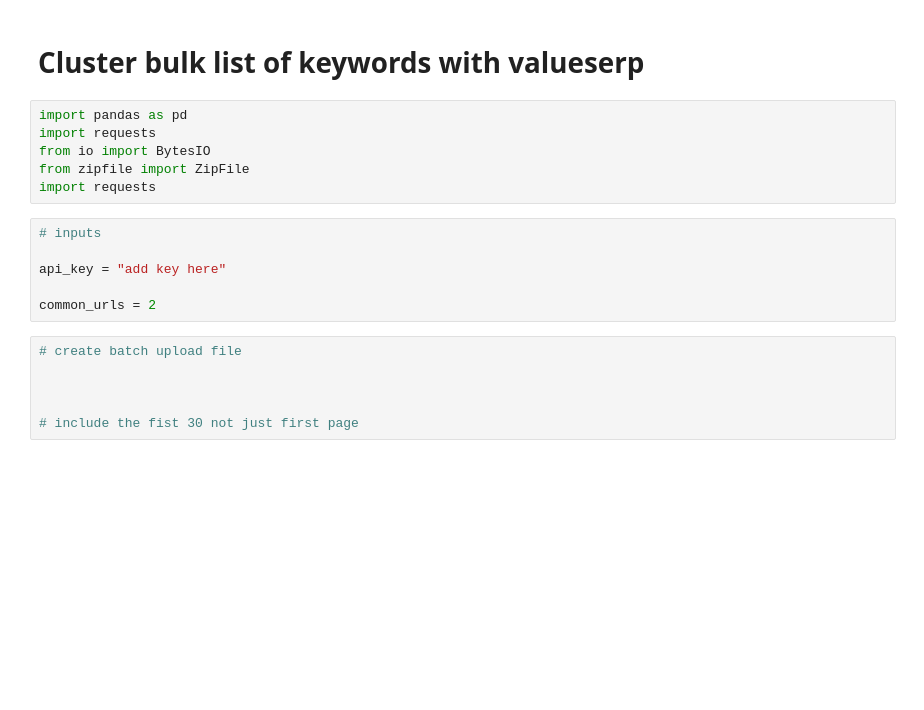
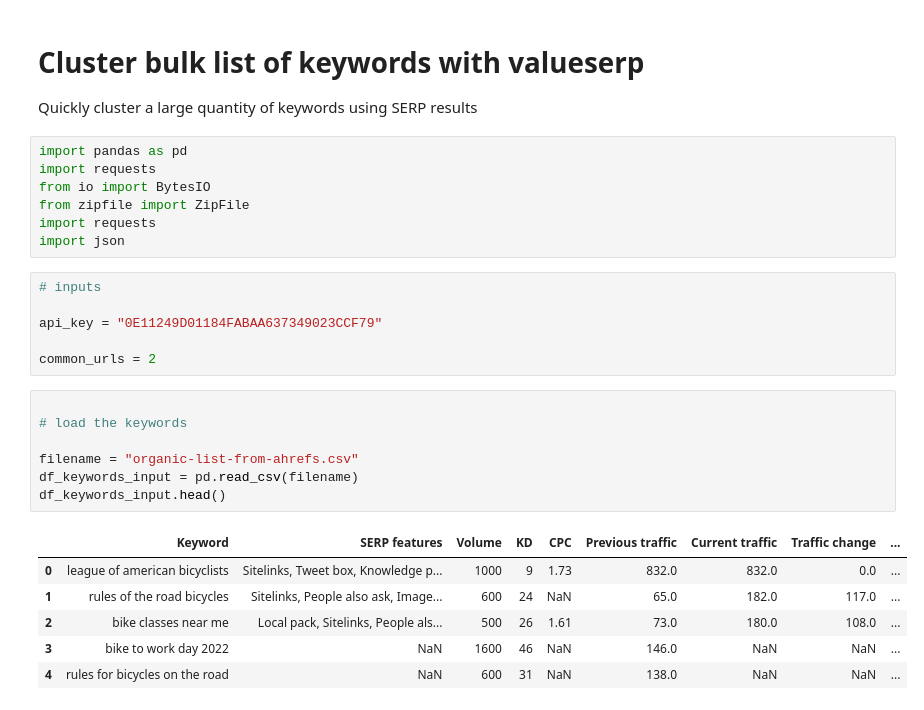
Before and after one commit to FrontAnalyticsInc/data-winners, a Jupyter notebook: analysis-clustering-keywords/cluster-keywors-with-valueserp.ipynb, the cells around one changed output. Saved outputs shown, nothing was run; the diff lists cells and outputs as text; blank space fills up the shorter version.

```diff
--- a/analysis-clustering-keywords/cluster-keywors-with-valueserp.ipynb
+++ b/analysis-clustering-keywords/cluster-keywors-with-valueserp.ipynb
@@ -1,20 +1,32 @@
 # %% [markdown]
 # Cluster bulk list of keywords with valueserp
+
+
+Quickly cluster a large quantity of keywords using SERP results
 # %%
 import pandas as pd
 import requests
 from io import BytesIO
 from zipfile import ZipFile
 import requests
+import json
 # %%
 # inputs
 
-api_key = "add key here"
+api_key = "0E11249D01184FABAA637349023CCF79"
 
 common_urls = 2
-# %%
-# create batch upload file
-
-
-
-# include the fist 30 not just first page
+# %%
+
+# load the keywords
+
+filename = "organic-list-from-ahrefs.csv"
+df_keywords_input = pd.read_csv(filename)
+df_keywords_input.head()
+# %% [output]
+|  | Keyword | SERP features | Volume | KD | CPC | Previous traffic | Current traffic | Traffic change | ... |
+| 0 | league of american bicyclists | Sitelinks, Tweet box, Knowledge p... | 1000 | 9 | 1.73 | 832.0 | 832.0 | 0.0 | ... |
+| 1 | rules of the road bicycles | Sitelinks, People also ask, Image... | 600 | 24 | NaN | 65.0 | 182.0 | 117.0 | ... |
+| 2 | bike classes near me | Local pack, Sitelinks, People als... | 500 | 26 | 1.61 | 73.0 | 180.0 | 108.0 | ... |
+| 3 | bike to work day 2022 | NaN | 1600 | 46 | NaN | 146.0 | NaN | NaN | ... |
+| 4 | rules for bicycles on the road | NaN | 600 | 31 | NaN | 138.0 | NaN | NaN | ... |
```
Also changed, not shown: parts of 19 cells of this notebook, 2 other files.
